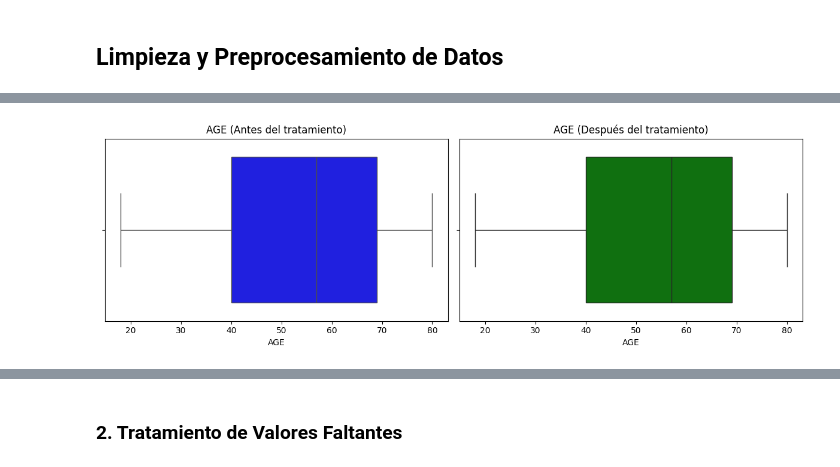
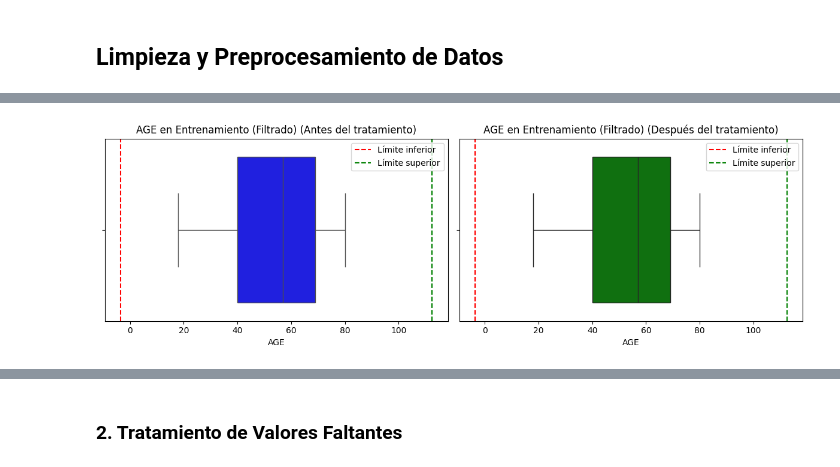
Before and after one commit to EdwinJaraOFC/CoronaryRiskModel, a Jupyter notebook: notebook/CoronaryRiskModel.ipynb, the cells around one changed output, grey strips where cells are left out. Saved outputs shown, nothing was run; the diff lists cells and outputs as text; code cells hidden in the pictures.

```diff
--- a/notebook/CoronaryRiskModel.ipynb
+++ b/notebook/CoronaryRiskModel.ipynb
@@ -95,0 +120,8 @@ Primeras filas del dataset:
+# %%
+# Eliminar la columna ID del conjunto de entrenamiento
+if 'ID' in train_df.columns:
+    train_df = train_df.drop(columns=['ID'])
+
+# Confirmar que la columna se ha eliminado
+print("Columnas después de eliminar 'ID':")
+print(train_df.columns)
@@ -211,40 +266,50 @@ DIABETES                        530                    0.166302
 # %%
-import numpy as np
-import seaborn as sns
-import matplotlib.pyplot as plt
+# Columnas numéricas relevantes para detectar outliers
+columns_to_check_outliers = ['AGE', 'BMI']
 
-# Función para detectar y tratar outliers usando el método IQR
-def detect_and_treat_outliers(df, col):
-    Q1 = df[col].quantile(0.25)  # Primer cuartil (25%)
-    Q3 = df[col].quantile(0.75)  # Tercer cuartil (75%)
-    IQR = Q3 - Q1  # Rango intercuartílico
+# Función para tratar outliers usando el método IQR con visualización
+def treat_outliers_iqr_with_plots(df, columns, dataset_name):
+    for col in columns:
+        if col in df.columns:
+            # Calcular límites con el método IQR
+            Q1 = df[col].quantile(0.25)  # Percentil 25
+            Q3 = df[col].quantile(0.75)  # Percentil 75
+            IQR = Q3 - Q1
+            lower_limit = Q1 - 1.5 * IQR
+            upper_limit = Q3 + 1.5 * IQR
 
-    lower_bound = Q1 - 1.5 * IQR  # Límite inferior
-    upper_bound = Q3 + 1.5 * IQR  # Límite superior
+            # Visualización antes y después del tratamiento (juntos)
+            plt.figure(figsize=(12, 4))
 
-    print(f"\nTratando outliers en: {col}")
-    print(f"Límite inferior: {lower_bound}, Límite superior: {upper_bound}")
+            # Antes del tratamiento
+            plt.subplot(1, 2, 1)
+            sns.boxplot(x=df[col], color='blue')
+            plt.title(f"{col} en {dataset_name} (Antes del tratamiento)")
+            plt.axvline(lower_limit, color='red', linestyle='--', label='Límite inferior')
+            plt.axvline(upper_limit, color='green', linestyle='--', label='Límite superior')
+            plt.legend()
 
-    # Visualización antes y después del tratamiento (juntos)
-    plt.figure(figsize=(12, 4))
-    plt.subplot(1, 2, 1)  # Antes del tratamiento
-    sns.boxplot(x=df[col], color='blue')
-    plt.title(f"{col} (Antes del tratamiento)")
+            # Aplicar capping: reemplazar valores fuera de los límites
+            df[col] = np.where(df[col] > upper_limit, upper_limit, df[col])
+            df[col] = np.where(df[col] < lower_limit, lower_limit, df[col])
 
-    # Aplicar capping: reemplazar valores fuera de los límites
-    df[col] = np.where(df[col] > upper_bound, upper_bound, df[col])
-    df[col] = np.where(df[col] < lower_bound, lower_bound, df[col])
+            # Después del tratamiento
+            plt.subplot(1, 2, 2)
+            sns.boxplot(x=df[col], color='green')
+            plt.title(f"{col} en {dataset_name} (Después del tratamiento)")
+            plt.axvline(lower_limit, color='red', linestyle='--', label='Límite inferior')
+            plt.axvline(upper_limit, color='green', linestyle='--', label='Límite superior')
+            plt.legend()
 
-    plt.subplot(1, 2, 2)  # Después del tratamiento
-    sns.boxplot(x=df[col], color='green')
-    plt.title(f"{col} (Después del tratamiento)")
-    plt.tight_layout()
-    plt.show()
+            plt.tight_layout()
+            plt.show()
 
-# Variables para tratamiento de outliers
-outlier_columns = ['AGE', 'BMI']
+            print(f"Tratando outliers en: {col} en {dataset_name}")
+            print(f"Límite inferior: {lower_limit}, Límite superior: {upper_limit}")
 
-# Aplicar tratamiento de outliers
-for col in outlier_columns:
-    detect_and_treat_outliers(train_df, col)
+# Aplicar tratamiento de outliers en los tres datasets filtrados
+print("========== Tratamiento de Outliers ==========")
+treat_outliers_iqr_with_plots(train_df_filtered, columns_to_check_outliers, "Entrenamiento (Filtrado)")
+treat_outliers_iqr_with_plots(test_public_df_filtered, columns_to_check_outliers, "Prueba Pública (Filtrado)")
+treat_outliers_iqr_with_plots(test_private_df_filtered, columns_to_check_outliers, "Prueba Privada (Filtrado)")
 # %% [output]
@@ -253 +317 @@ Límite inferior: -3.5, Límite superior: 112.5
-[figure, old version]
+[figure, new version]
```
Also changed, not shown: parts of 46 cells of this notebook.
